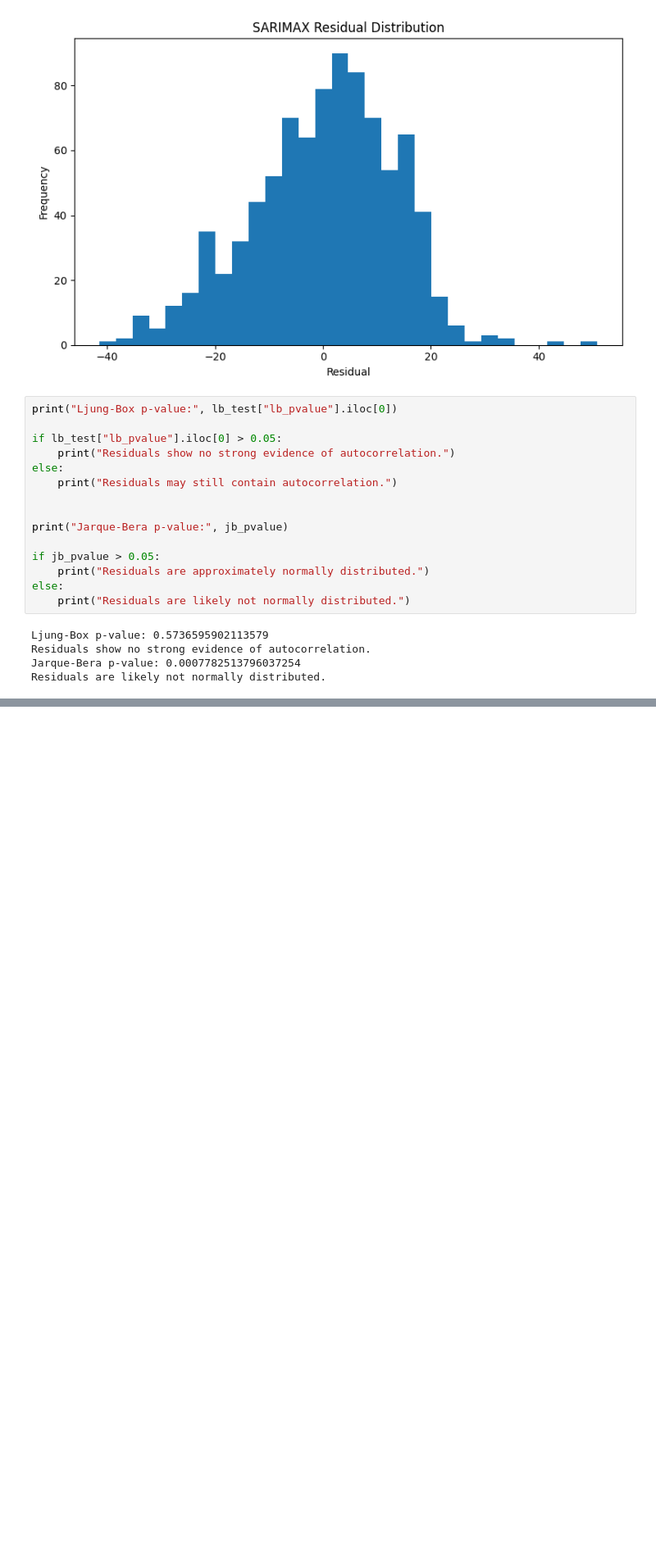
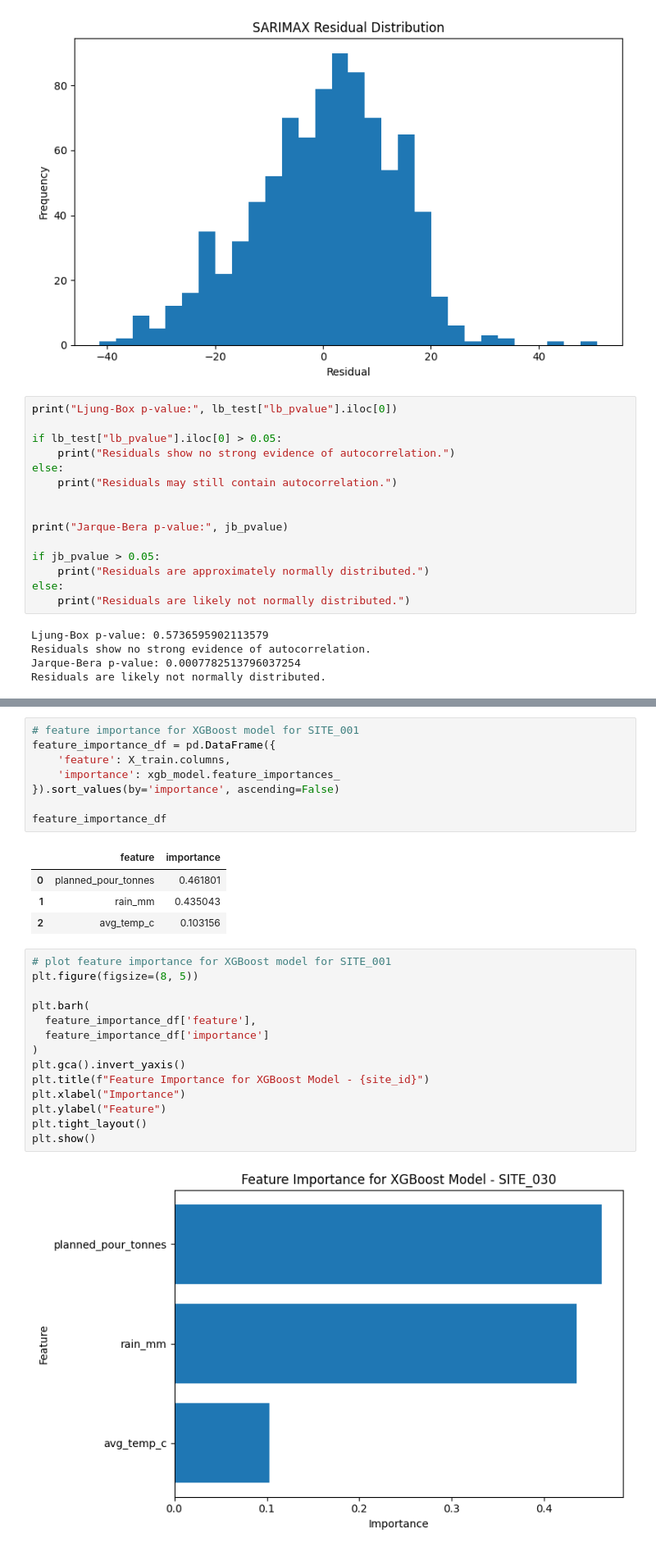
Before and after one commit to WhizIkem/MIG_Cement, a Jupyter notebook: notebooks/03_modelling2.ipynb, the cells around one changed output, grey strips where cells are left out. Shown at 82% size. Cells and saved outputs as stored; diff of their text form; blank space fills up the shorter version.

```diff
--- a/notebooks/03_modelling2.ipynb
+++ b/notebooks/03_modelling2.ipynb
@@ -560,0 +746,29 @@ RMSE: 10.48
+# %%
+# feature importance for XGBoost model for SITE_001
+feature_importance_df = pd.DataFrame({
+    'feature': X_train.columns,
+    'importance': xgb_model.feature_importances_
+}).sort_values(by='importance', ascending=False)
+
+feature_importance_df
+# %% [output]
+|  | feature | importance |
+| 0 | planned_pour_tonnes | 0.461801 |
+| 1 | rain_mm | 0.435043 |
+| 2 | avg_temp_c | 0.103156 |
+# %%
+# plot feature importance for XGBoost model for SITE_001
+plt.figure(figsize=(8, 5))
+
+plt.barh(
+  feature_importance_df['feature'],
+  feature_importance_df['importance']
+)
+plt.gca().invert_yaxis()
+plt.title(f"Feature Importance for XGBoost Model - {site_id}")
+plt.xlabel("Importance")
+plt.ylabel("Feature")
+plt.tight_layout()
+plt.show()
+# %% [output]
+[figure, added]
```
Also changed, not shown: parts of 13 cells of this notebook, 6 other files.
